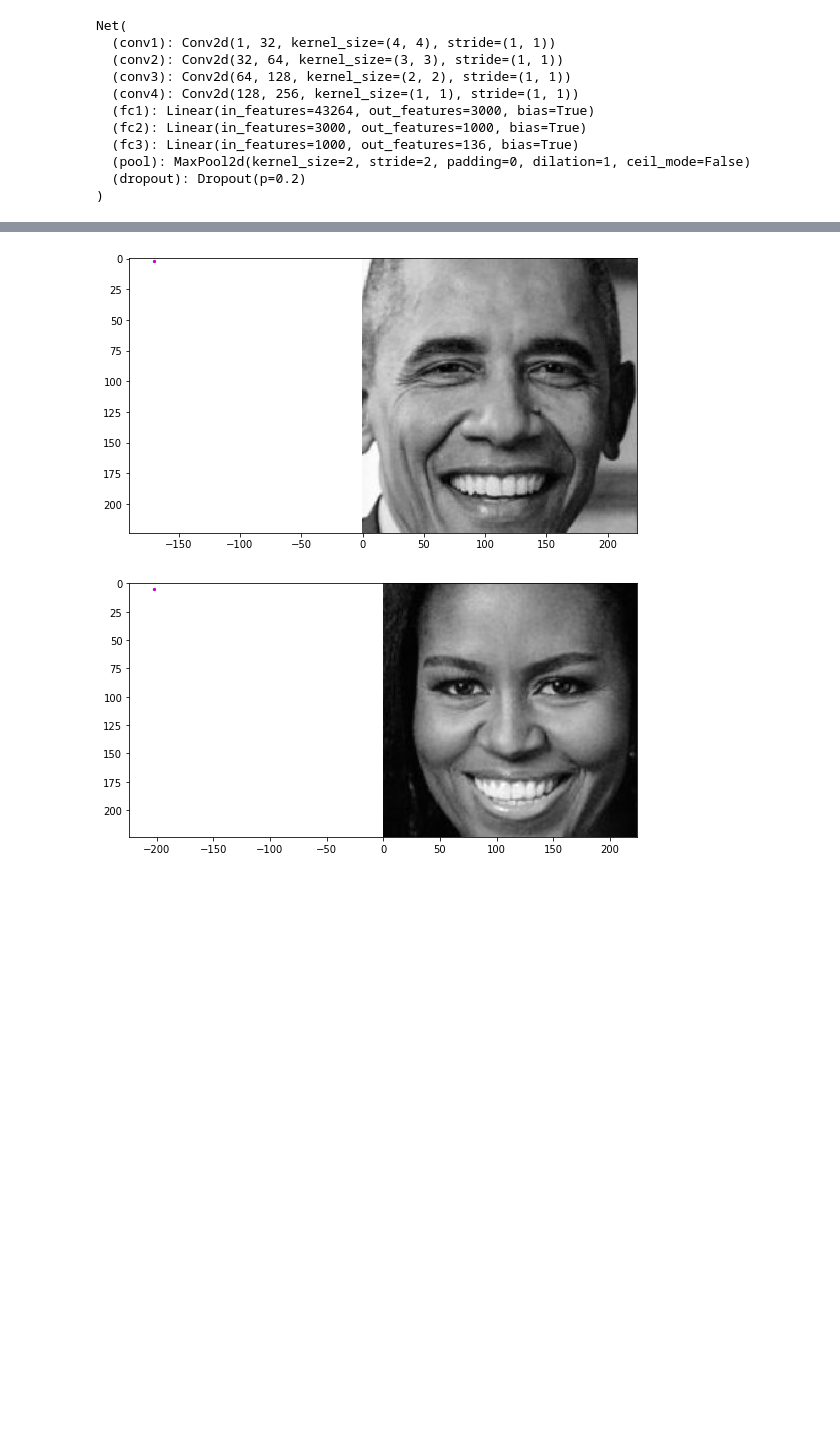
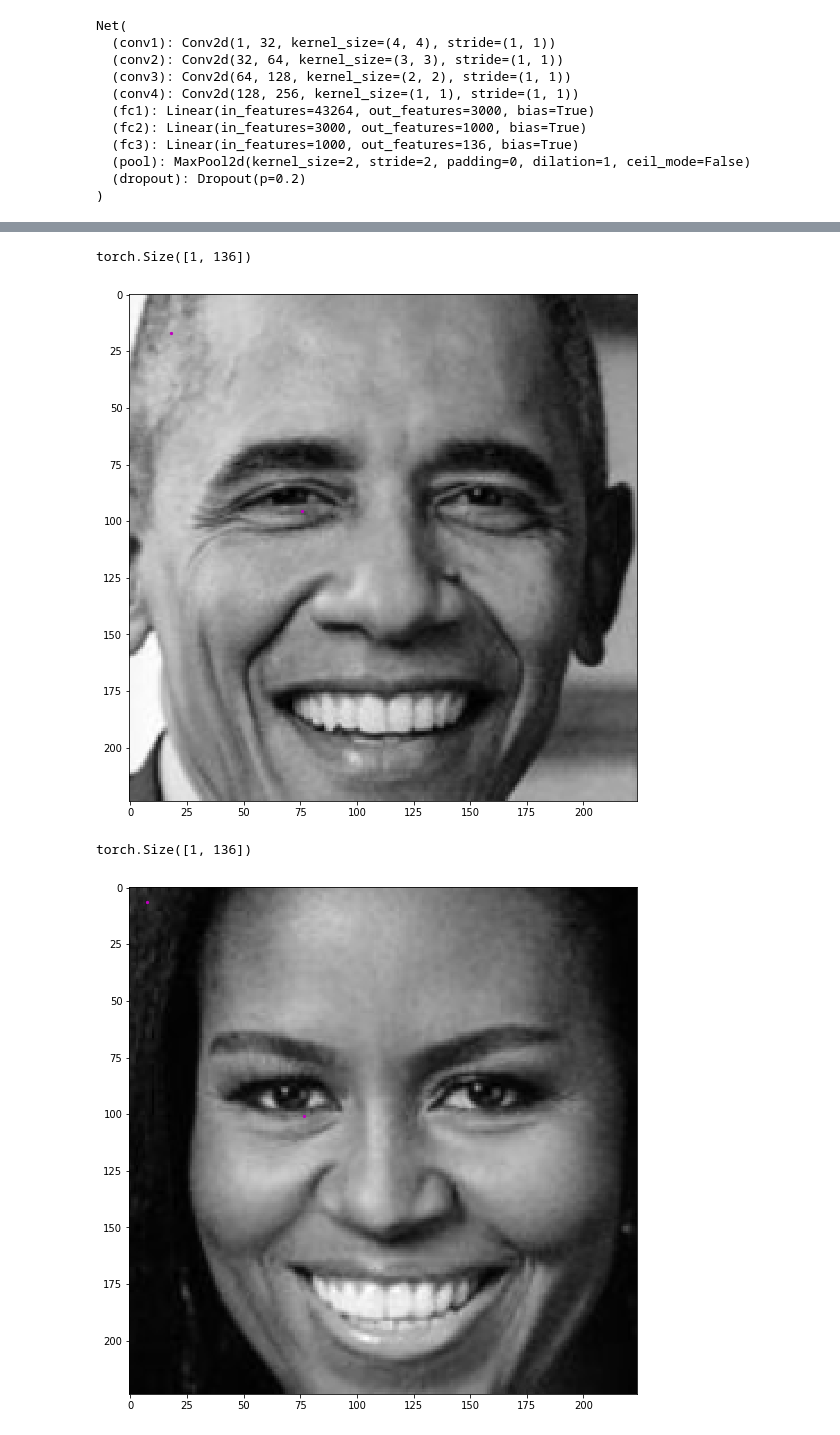
Before and after one commit to SuHamza/CVND_Exercises, a Jupyter notebook: P1_Facial Keypoints Detection/3. Facial Keypoint Detection, Complete Pipeline.ipynb, the cells around one changed output, grey strips where cells are left out. Cells and saved outputs as stored; diff of their text form; code cells hidden in the pictures; blank space fills up the shorter version.

Commit message:
View Keypoints
Only one keypoint plotted!!

```diff
--- a/P1_Facial Keypoints Detection/3. Facial Keypoint Detection, Complete Pipeline.ipynb
+++ b/P1_Facial Keypoints Detection/3. Facial Keypoint Detection, Complete Pipeline.ipynb
@@ -132,10 +132,10 @@ def show_all_keypoints(image, predicted_key_pts, gt_pts=None):
         plt.scatter(gt_pts[:, 0], gt_pts[:, 1], s=20, marker='.', c='g')
 # %%
 # visualize the output
-def visualize_output(test_image, test_output, gt_pts=None):
+def visualize_output(test_image, test_output, index, gt_pts=None):
 
     plt.figure(figsize=(20,10))
-    ax = plt.subplot(1, 2, 1)
+    ax = plt.subplot(1, 2, index+1)
 
     # un-transform the image data
     image = test_image # get the image from it's Variable wrapper
@@ -148,7 +148,7 @@ def visualize_output(test_image, test_output, gt_pts=None):
     predicted_key_pts = predicted_key_pts.numpy()
 
     # undo normalization of keypoints
-    predicted_key_pts = predicted_key_pts*224 #50.0+100
+    predicted_key_pts = predicted_key_pts*75.0+75 #50.0+100
 
     # plot ground truth points for comparison, if they exist
     ground_truth_pts = None
@@ -165,34 +165,40 @@ def visualize_output(test_image, test_output, gt_pts=None):
 # %%
 image_copy = np.copy(image)
 
 # loop over the detected faces from your haar cascade
-for (x,y,w,h) in faces:
+for i, (x,y,w,h) in enumerate(faces):
 
     # Select the region of interest that is the face in the image
     roi = image_copy[y:y+h, x:x+w]
 
     ## TODO: Convert the face region from RGB to grayscale
     roi = cv2.cvtColor(roi, cv2.COLOR_RGB2GRAY)
     ## TODO: Normalize the grayscale image so that its color range falls in [0,1] instead of [0,255]
     roi = roi/255.0
     ## TODO: Rescale the detected face to be the expected square size for your CNN (224x224, suggested)
     roi = cv2.resize(roi, (224, 224))
 
     ## TODO: Reshape the numpy image shape (H x W x C) into a torch image shape (C x H x W)
     # if image has no grayscale color channel, add one
     if(len(roi.shape) == 2):
         # add that third color dim
         roi = roi.reshape(roi.shape[0], roi.shape[1], 1)
     roi = torch.from_numpy(roi.transpose((2, 0, 1)))
     ## TODO: Make facial keypoint predictions using your loaded, trained network
     # Convert ROI images to FloatTensors
     img = roi.type(torch.FloatTensor)
     img = img.unsqueeze_(0)
 
     # Forward pass to get net output
     output_pts = net(img)
+    print(output_pts.size())
+    # reshape to batch_size x 68 x 2 pts
+    output_pts = output_pts.view(output_pts.size()[0], 68, -1)
+
     ## TODO: Display each detected face and the corresponding keypoints
-    visualize_output(roi, output_pts)
+    visualize_output(roi, output_pts, i)
 # %% [output]
+torch.Size([1, 136])
-[figure, old version]
+[figure, new version]
+torch.Size([1, 136])
-[figure, old version]
+[figure, new version]
```
